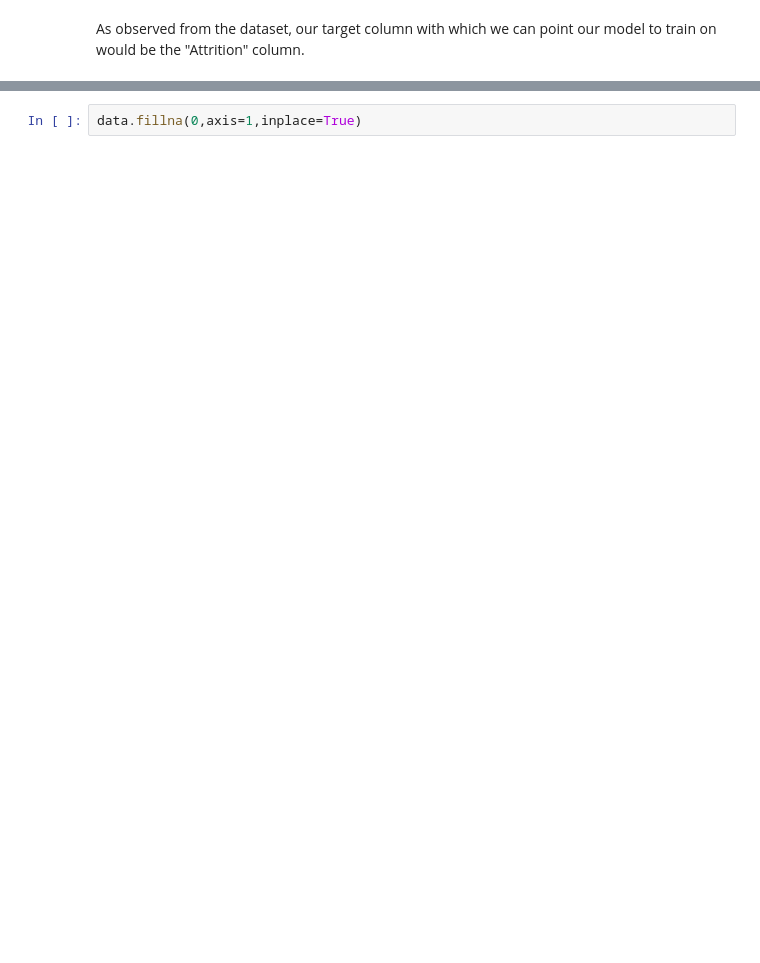
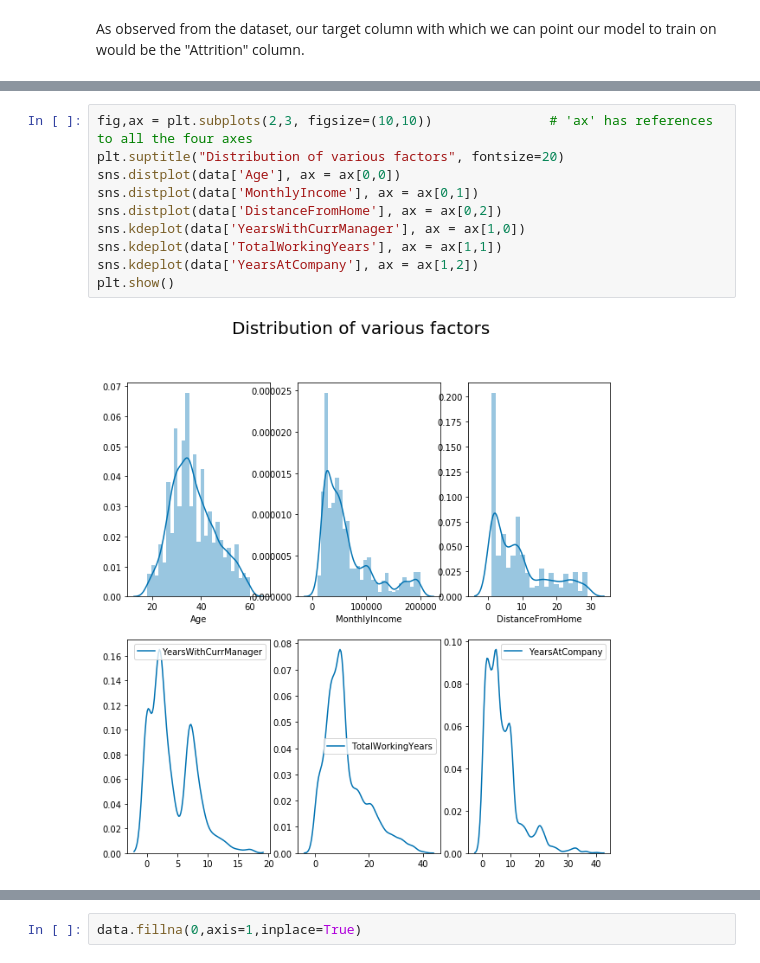
Before and after one commit to vidyadhawal/Vidya_Portfolio, a Jupyter notebook: Hr_Analytics/HR_Analysis.ipynb, the cells around one changed output, grey strips where cells are left out. Drawn from its saved outputs; the diff is of its cells as text; blank space fills up the shorter version.

```diff
--- a/Hr_Analytics/HR_Analysis.ipynb
+++ b/Hr_Analytics/HR_Analysis.ipynb
@@ -107,0 +150,12 @@ Index(['Age', 'Attrition', 'BusinessTravel', 'Department', 'DistanceFromHome',
+# %%
+fig,ax = plt.subplots(2,3, figsize=(10,10))               # 'ax' has references to all the four axes
+plt.suptitle("Distribution of various factors", fontsize=20)
+sns.distplot(data['Age'], ax = ax[0,0])
+sns.distplot(data['MonthlyIncome'], ax = ax[0,1])
+sns.distplot(data['DistanceFromHome'], ax = ax[0,2])
+sns.kdeplot(data['YearsWithCurrManager'], ax = ax[1,0])
+sns.kdeplot(data['TotalWorkingYears'], ax = ax[1,1])
+sns.kdeplot(data['YearsAtCompany'], ax = ax[1,2])
+plt.show()
+# %% [output]
+[figure, added]
```
Also changed, not shown: parts of 185 cells of this notebook.
